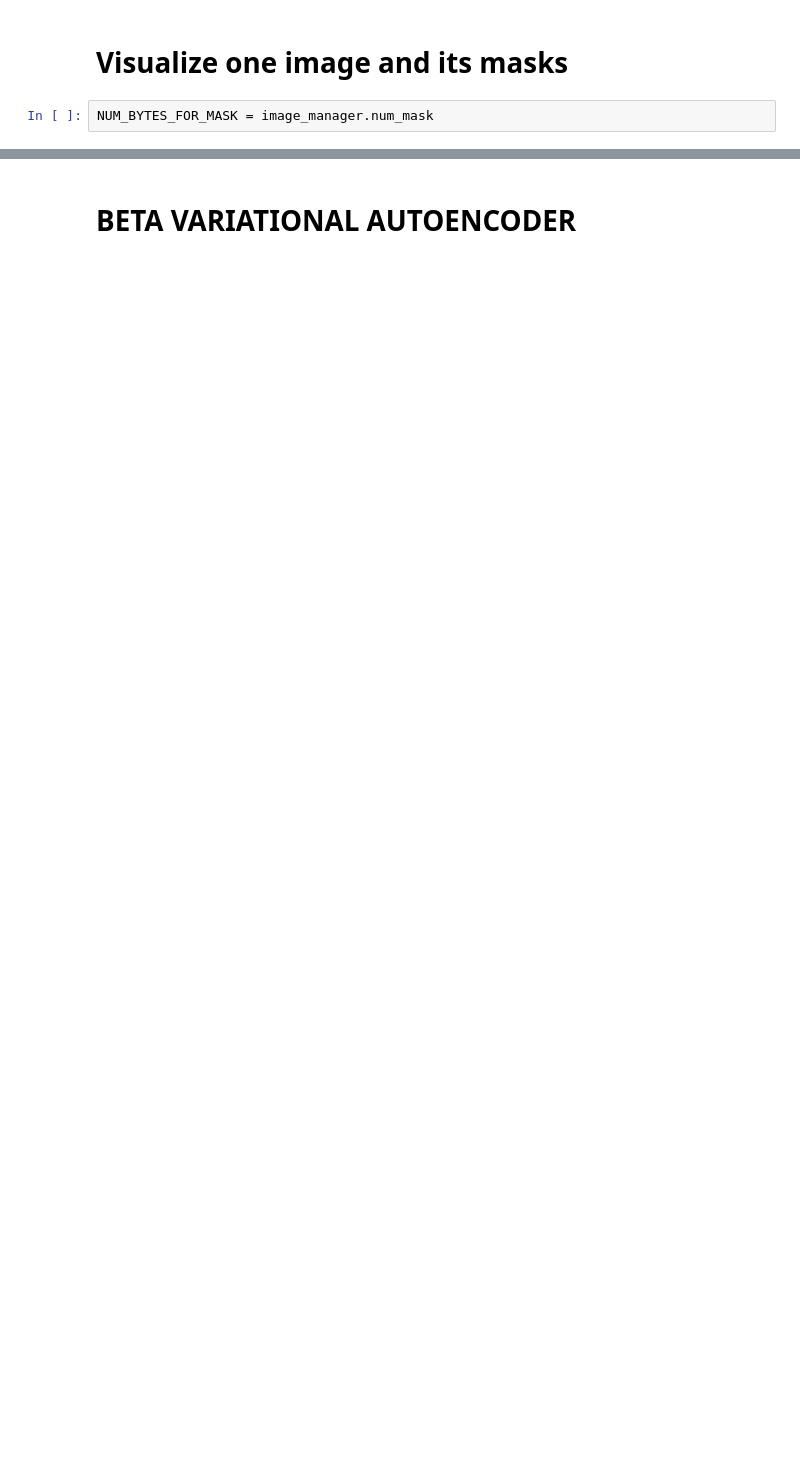
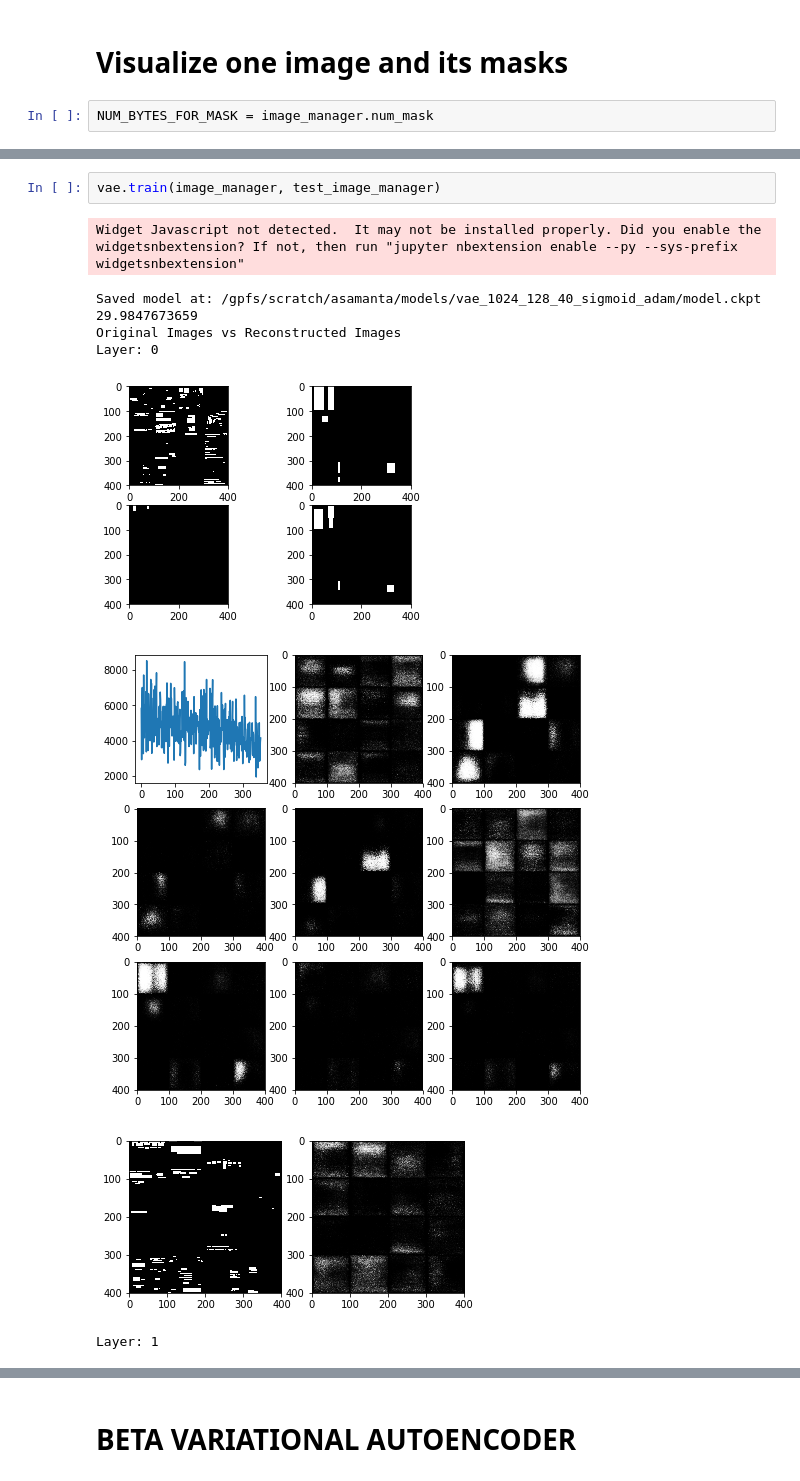
Before and after one commit to samanta-anupam/Myriad-Ad-Generation, a Jupyter notebook: models/research/object_detection/Final Changes.ipynb, the cells around one changed output, grey strips where cells are left out. Drawn from its saved outputs; the diff is of its cells as text; blank space fills up the shorter version.

```diff
--- a/models/research/object_detection/Final Changes.ipynb
+++ b/models/research/object_detection/Final Changes.ipynb
@@ -65,0 +78,12 @@ Layer: Text
+# %%
+vae.train(image_manager, test_image_manager)
+# %% [output]
+Widget Javascript not detected.  It may not be installed properly. Did you enable the widgetsnbextension? If not, then run "jupyter nbextension enable --py --sys-prefix widgetsnbextension"
+Saved model at: /gpfs/scratch/asamanta/models/vae_1024_128_40_sigmoid_adam/model.ckpt
+29.9847673659
+Original Images vs Reconstructed Images
+Layer: 0
+[figure, added]
+[figure, added]
+[figure, added]
+Layer: 1
```
Also changed, not shown: parts of 22 cells of this notebook, 3 other files.
